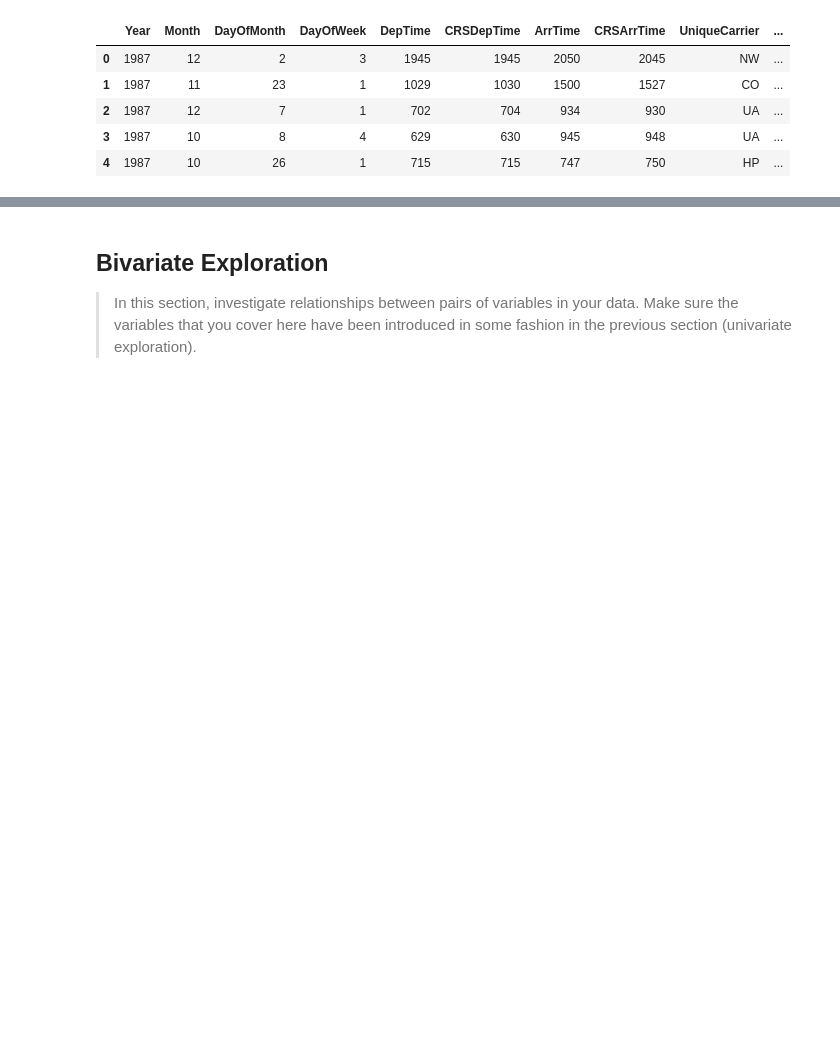
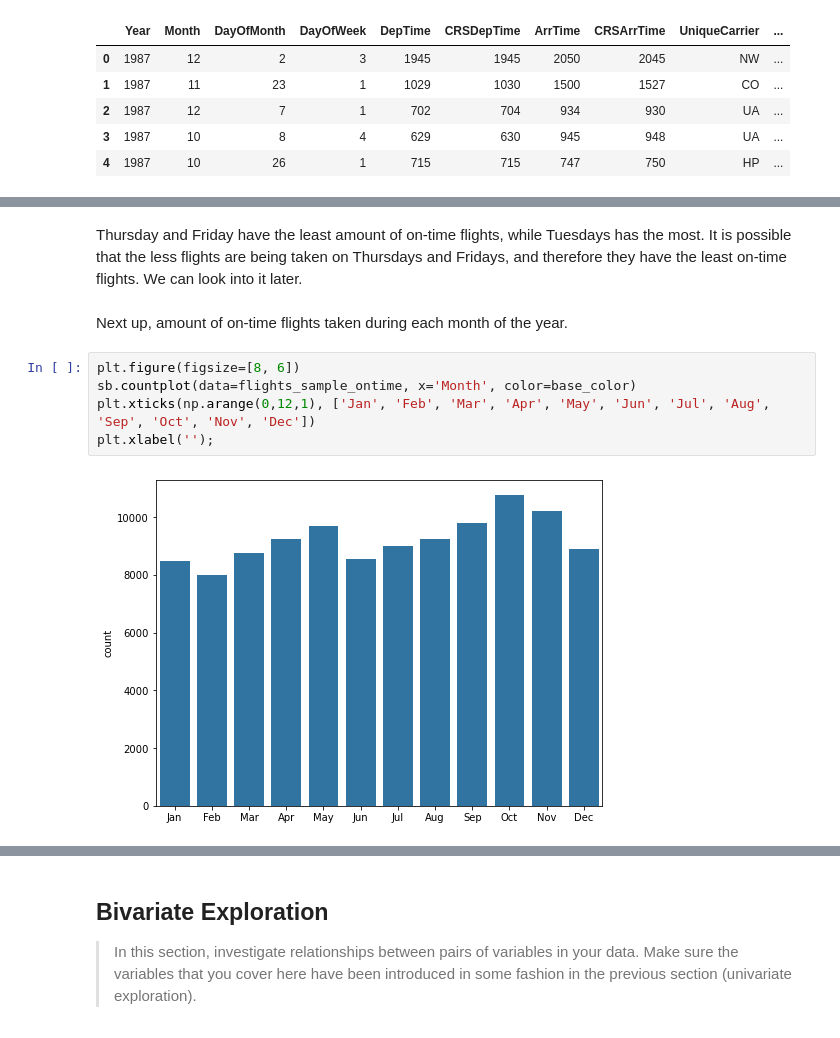
Before and after one commit to leqilu67/flights_study, a Jupyter notebook: flights_data_exploration.ipynb, the cells around one changed output, grey strips where cells are left out. Saved outputs shown, nothing was run; the diff lists cells and outputs as text; blank space fills up the shorter version.

```diff
--- a/flights_data_exploration.ipynb
+++ b/flights_data_exploration.ipynb
@@ -401,0 +426,11 @@ plt.yticks([0, 2e4, 4e4, 6e4, 8e4, 1e5, 1.2e5], ['0', '20k', '40k', '60k', '80k'
+# %% [markdown]
+Thursday and Friday have the least amount of on-time flights, while Tuesdays has the most. It is possible that the less flights are being taken on Thursdays and Fridays, and therefore they have the least on-time flights. We can look into it later.
+# %% [markdown]
+Next up, amount of on-time flights taken during each month of the year.
+# %%
+plt.figure(figsize=[8, 6])
+sb.countplot(data=flights_sample_ontime, x='Month', color=base_color)
+plt.xticks(np.arange(0,12,1), ['Jan', 'Feb', 'Mar', 'Apr', 'May', 'Jun', 'Jul', 'Aug', 'Sep', 'Oct', 'Nov', 'Dec'])
+plt.xlabel('');
+# %% [output]
+[figure, added]
```
Also changed, not shown: parts of 28 cells of this notebook.
